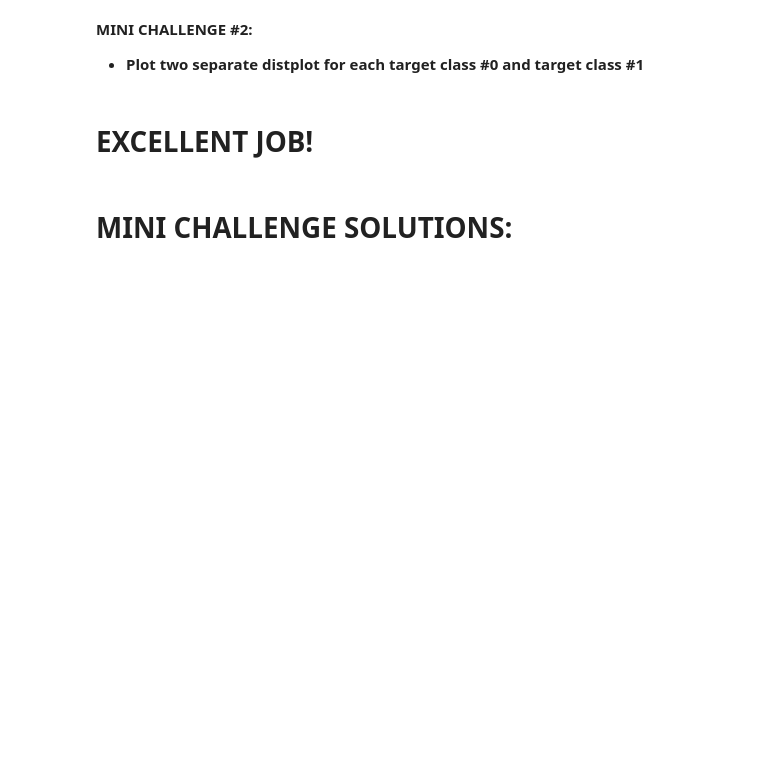
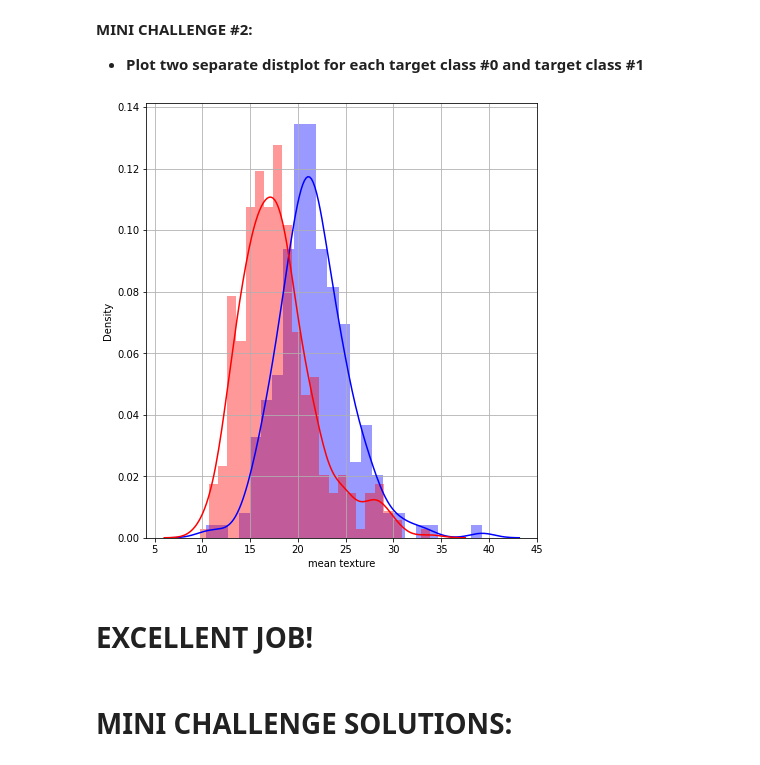
Before and after one commit to SangeetaChatterjee/Python_Stockmarket_Profile, a Jupyter notebook: 10_Python_101_Data_Visualization_with_Seaborn_Skeleton.ipynb, the cells around one changed output. Drawn from its saved outputs; the diff is of its cells as text; code cells hidden in the pictures; blank space fills up the shorter version.

```diff
--- a/10_Python_101_Data_Visualization_with_Seaborn_Skeleton.ipynb
+++ b/10_Python_101_Data_Visualization_with_Seaborn_Skeleton.ipynb
@@ -102,3 +124,10 @@ sns.scatterplot(x='mean radius' , y='mean area', hue='target', data=df_cancer);
+# %%
+fig = plt.figure(figsize=(7,8))
+sns.distplot(class_0['mean texture'],color='blue',bins=25);
+sns.distplot(class_1['mean texture'],color='red',bins=25);
+plt.grid()
+# %% [output]
+[figure, added]
 # %% [markdown]
 # EXCELLENT JOB!
 # %% [markdown]
```
Also changed, not shown: parts of 8 cells of this notebook.
